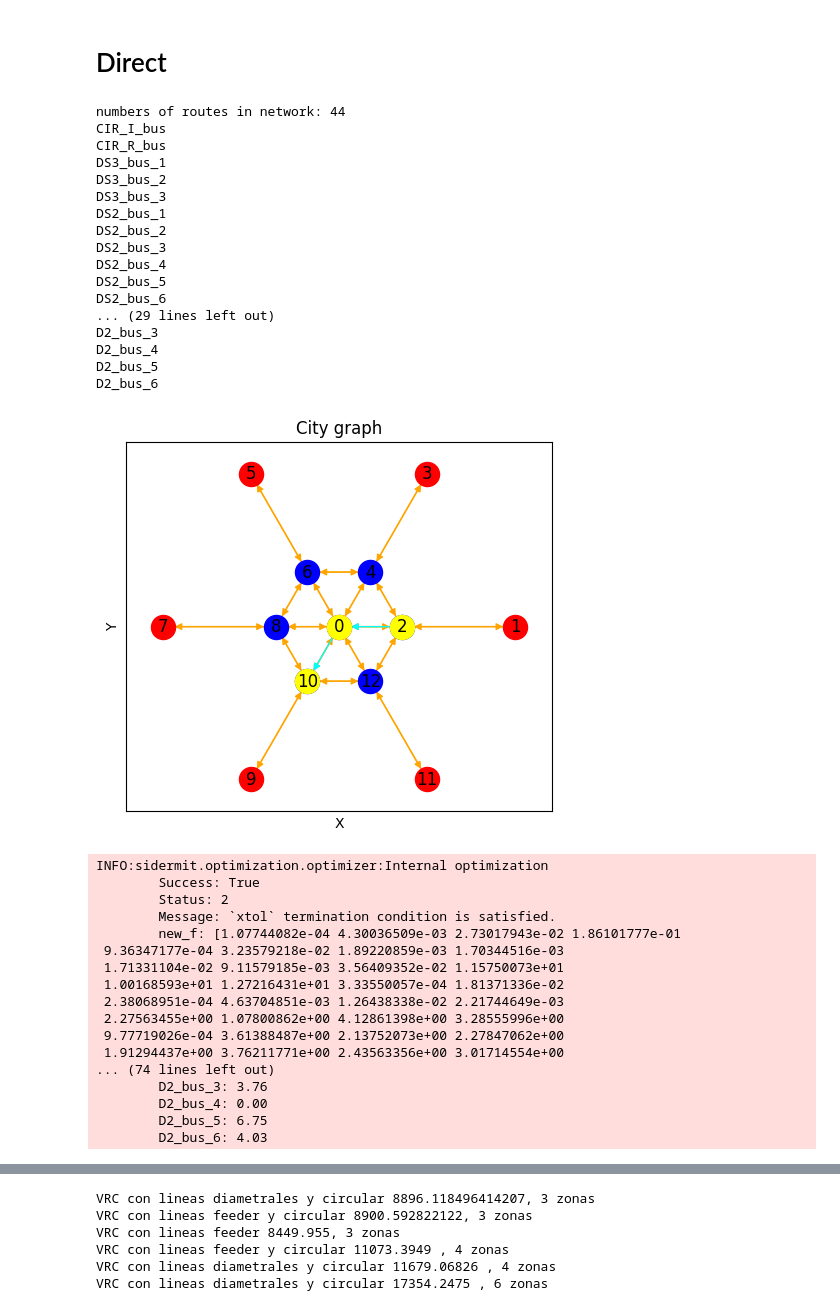
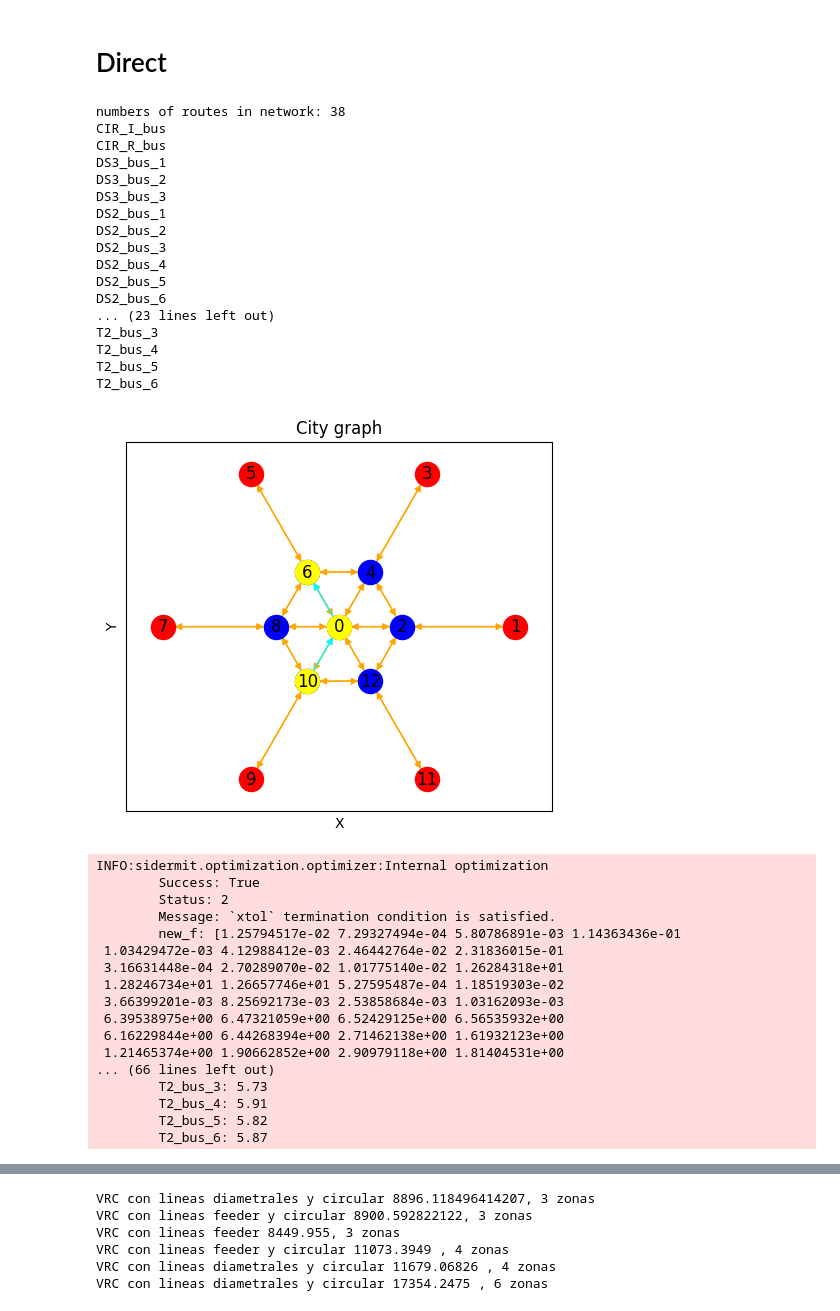
Before and after one commit to valeegomex/Genetic-algorithm-parametric-city, a Jupyter notebook: Resultados_estrategicos.ipynb, the cells around one changed output, grey strips where cells are left out. Drawn from its saved outputs; the diff is of its cells as text; code cells hidden in the pictures.

```diff
--- a/Resultados_estrategicos.ipynb
+++ b/Resultados_estrategicos.ipynb
@@ -41,10 +41,10 @@ network_direct = TransportNetwork(graph_obj)
 
 circular_route = network_direct.get_circular_routes(mode_obj=bus_obj)
 diametral_route_j3s = network_direct.get_diametral_routes(mode_obj=bus_obj, jump=3, short=True, express=False)
-diametral_route_j2 = network_direct.get_diametral_routes(mode_obj=bus_obj, jump=2, short=False, express=False)
+# diametral_route_j2 = network_direct.get_diametral_routes(mode_obj=bus_obj, jump=2, short=False, express=False)
 diametral_route_j3 = network_direct.get_diametral_routes(mode_obj=bus_obj, jump=3, short=False, express=False)
 diametral_route_j2s = network_direct.get_diametral_routes(mode_obj=bus_obj, jump=2, short=True, express=False)
-diametral_route_j1s = network_direct.get_diametral_routes(mode_obj=bus_obj, jump=1, short=True, express=False)
+# diametral_route_j1s = network_direct.get_diametral_routes(mode_obj=bus_obj, jump=1, short=True, express=False)
 feeder_route = network_direct.get_feeder_routes(mode_obj=bus_obj)
 radial_route = network_direct.get_radial_routes(mode_obj=bus_obj, short=False, express=False)
 radial_route_s = network_direct.get_radial_routes(mode_obj=bus_obj, short=True, express=False)
@@ -68,8 +68,6 @@ for route in radial_route_s:
     network_direct.add_route(route)
 for route in tangencial_route:
     network_direct.add_route(route)
-for route in diametral_route_j2:
-    network_direct.add_route(route)
 # %%
 # get all routes in network:obj
 routes = network_direct.get_routes()
@@ -78,7 +76,7 @@ print("numbers of routes in network: {}".format(len(routes)))
 for route in routes:
     print(route.id)
 # %% [output]
-numbers of routes in network: 44
+numbers of routes in network: 38
 CIR_I_bus
 CIR_R_bus
 DS3_bus_1
@@ -90,15 +88,15 @@ DS2_bus_3
 DS2_bus_4
 DS2_bus_5
 DS2_bus_6
-... (29 lines left out)
-D2_bus_3
-D2_bus_4
-D2_bus_5
-D2_bus_6
+... (23 lines left out)
+T2_bus_3
+T2_bus_4
+T2_bus_5
+T2_bus_6
 # %%
-network_direct.plot("sidermit.png", list_routes=["DS2_bus_5"], direction="R")
+network_direct.plot("sidermit.png", list_routes=["DS2_bus_3"], direction="R")
 # %% [output]
-[figure, old version]
+[figure, new version]
 # %%
 demand_obj = Demand.build_from_parameters(graph_obj, y=15000, a=0.8, alpha=0.5, beta=0.25) # Define demand
 opt_obj = Optimizer.network_optimization(graph_obj, demand_obj, passenger_obj, network_direct, max_number_of_iteration=5, tolerance=0.1)
@@ -107,19 +105,19 @@ INFO:sidermit.optimization.optimizer:Internal optimization
         Success: True
         Status: 2
         Message: `xtol` termination condition is satisfied.
-        new_f: [1.07744082e-04 4.30036509e-03 2.73017943e-02 1.86101777e-01
- 9.36347177e-04 3.23579218e-02 1.89220859e-03 1.70344516e-03
- 1.71331104e-02 9.11579185e-03 3.56409352e-02 1.15750073e+01
- 1.00168593e+01 1.27216431e+01 3.33550057e-04 1.81371336e-02
- 2.38068951e-04 4.63704851e-03 1.26438338e-02 2.21744649e-03
- 2.27563455e+00 1.07800862e+00 4.12861398e+00 3.28555996e+00
- 9.77719026e-04 3.61388487e+00 2.13752073e+00 2.27847062e+00
- 1.91294437e+00 3.76211771e+00 2.43563356e+00 3.01714554e+00
-... (74 lines left out)
-        D2_bus_3: 3.76
-        D2_bus_4: 0.00
-        D2_bus_5: 6.75
-        D2_bus_6: 4.03
+        new_f: [1.25794517e-02 7.29327494e-04 5.80786891e-03 1.14363436e-01
+ 1.03429472e-03 4.12988412e-03 2.46442764e-02 2.31836015e-01
+ 3.16631448e-04 2.70289070e-02 1.01775140e-02 1.26284318e+01
+ 1.28246734e+01 1.26657746e+01 5.27595487e-04 1.18519303e-02
+ 3.66399201e-03 8.25692173e-03 2.53858684e-03 1.03162093e-03
+ 6.39538975e+00 6.47321059e+00 6.52429125e+00 6.56535932e+00
+ 6.16229844e+00 6.44268394e+00 2.71462138e+00 1.61932123e+00
+ 1.21465374e+00 1.90662852e+00 2.90979118e+00 1.81404531e+00
+... (66 lines left out)
+        T2_bus_3: 5.73
+        T2_bus_4: 5.91
+        T2_bus_5: 5.82
+        T2_bus_6: 5.87
 # %%
 # to get a data structure with network results
 network_result = opt_obj.get_network_results()
```
Also changed, not shown: parts of 13 cells of this notebook.
